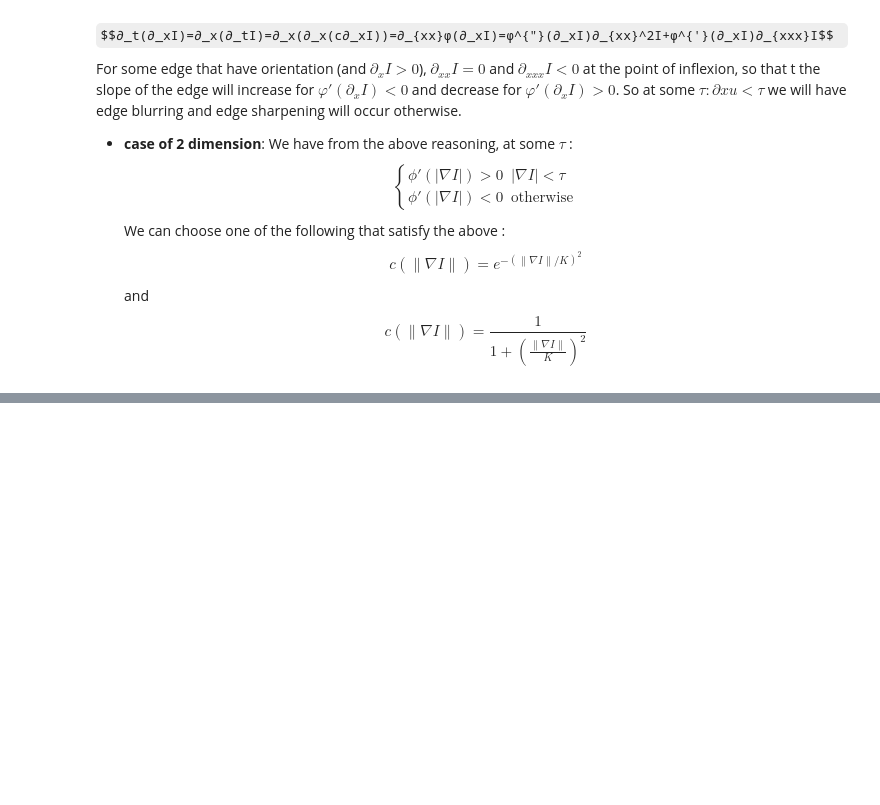
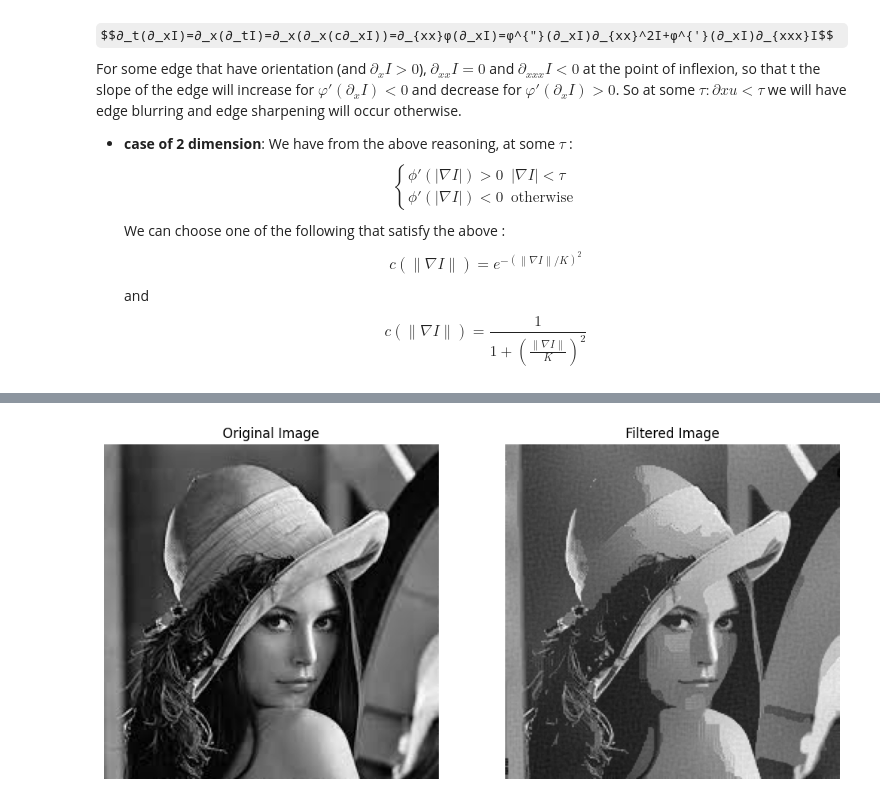
Before and after one commit to arofenitra/Scientific-Computing, a Jupyter notebook: image_processing/anisotropic_diffusion.ipynb, the cells around one changed output, grey strips where cells are left out. Drawn from its saved outputs; the diff is of its cells as text; code cells hidden in the pictures; some formulas as TeX source; blank space fills up the shorter version.

```diff
--- a/image_processing/anisotropic_diffusion.ipynb
+++ b/image_processing/anisotropic_diffusion.ipynb
@@ -59,0 +76,68 @@ For the uniform grid, $Δx=Δy=1$, we can have the implicit $I_{i,j,k}=I(x_i,y_j
+# %%
+import numpy as np
+import matplotlib.pyplot as plt
+from scipy.ndimage import convolve
+
+def perona_malik(image, K, iterations, delta_t):
+    # Convert the image to float
+    image = image.astype(np.float32)
+
+    # Initialize the output image
+    output = image.copy()
+
+    # Define the gradient operators
+    gradient_x = np.array([[-1, 0, 1], [-1, 0, 1], [-1, 0, 1]])
+    gradient_y = np.array([[-1, -1, -1], [0, 0, 0], [1, 1, 1]])
+
+    for _ in range(iterations):
+        # Compute the gradients
+        Ix = convolve(output, gradient_x)
+        Iy = convolve(output, gradient_y)
+
+        # Compute the gradient magnitude squared
+        grad_mag_sq = Ix**2 + Iy**2
+
+        # Compute the diffusion coefficient
+        c = np.exp(-grad_mag_sq / (K**2))
+
+        # Compute the divergence of the flux
+        flux_x = c * Ix
+        flux_y = c * Iy
+
+        div_flux = convolve(flux_x, gradient_x) + convolve(flux_y, gradient_y)
+
+        # Update the image
+        output += delta_t * div_flux
+
+    return output
+
+# Load an example image (you can replace this with your own image)
+image = plt.imread('lena_grey.jpeg')
+
+# Convert to grayscale if the image is in color
+if image.ndim == 3:
+    image = np.mean(image, axis=2)
+
+# Parameters
+K = 20
+iterations = 50
+delta_t = 0.25
+
+# Apply Perona-Malik filtering
+filtered_image = perona_malik(image, K, iterations, delta_t)
+
+# Display the original and filtered images
+plt.figure(figsize=(12, 6))
+plt.subplot(1, 2, 1)
+plt.title('Original Image')
+plt.imshow(image, cmap='gray')
+plt.axis('off')
+
+plt.subplot(1, 2, 2)
+plt.title('Filtered Image')
+plt.imshow(filtered_image, cmap='gray')
+plt.axis('off')
+
+plt.show()
+# %% [output]
+[figure, added]
```
Also changed, not shown: parts of 3 cells of this notebook.
